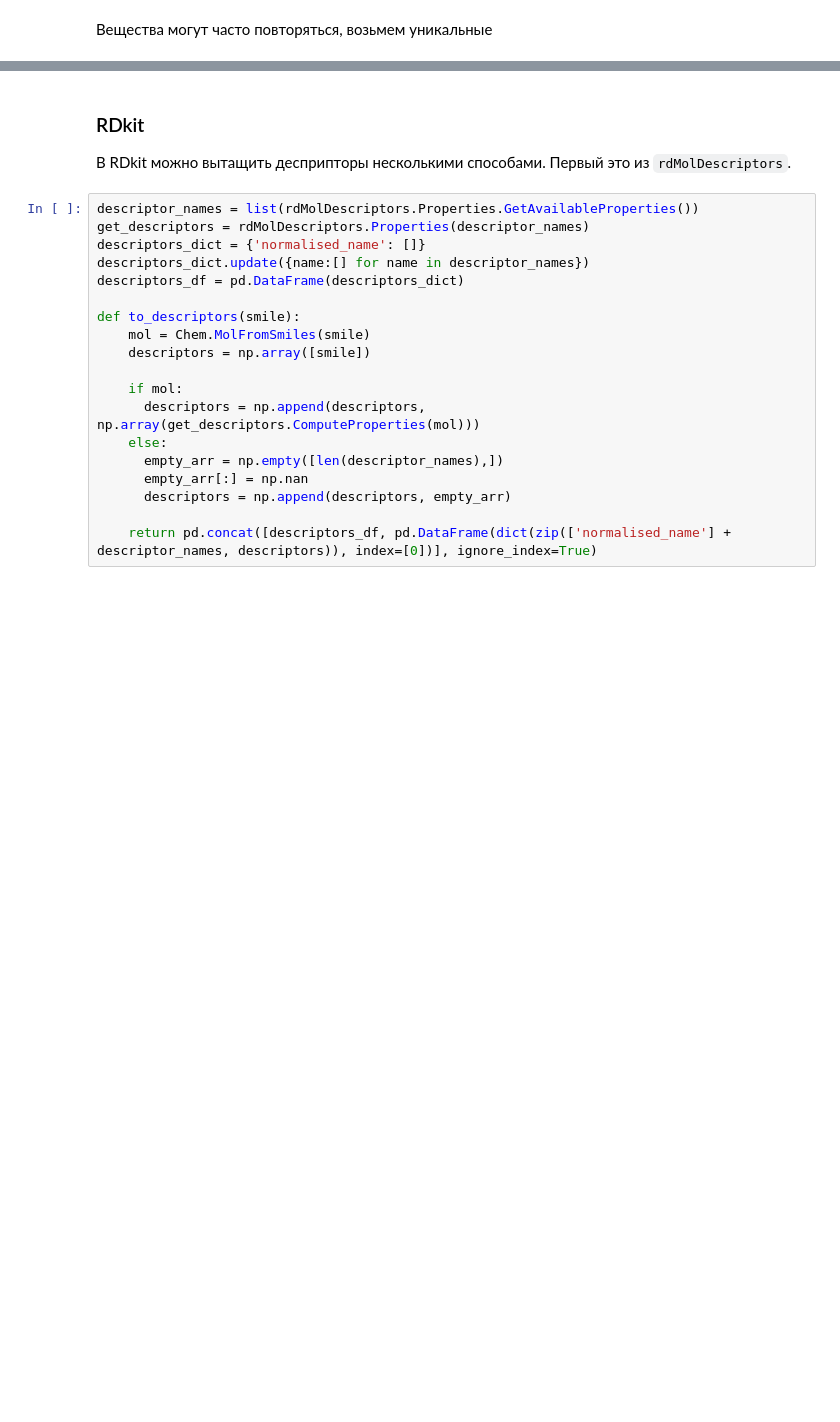
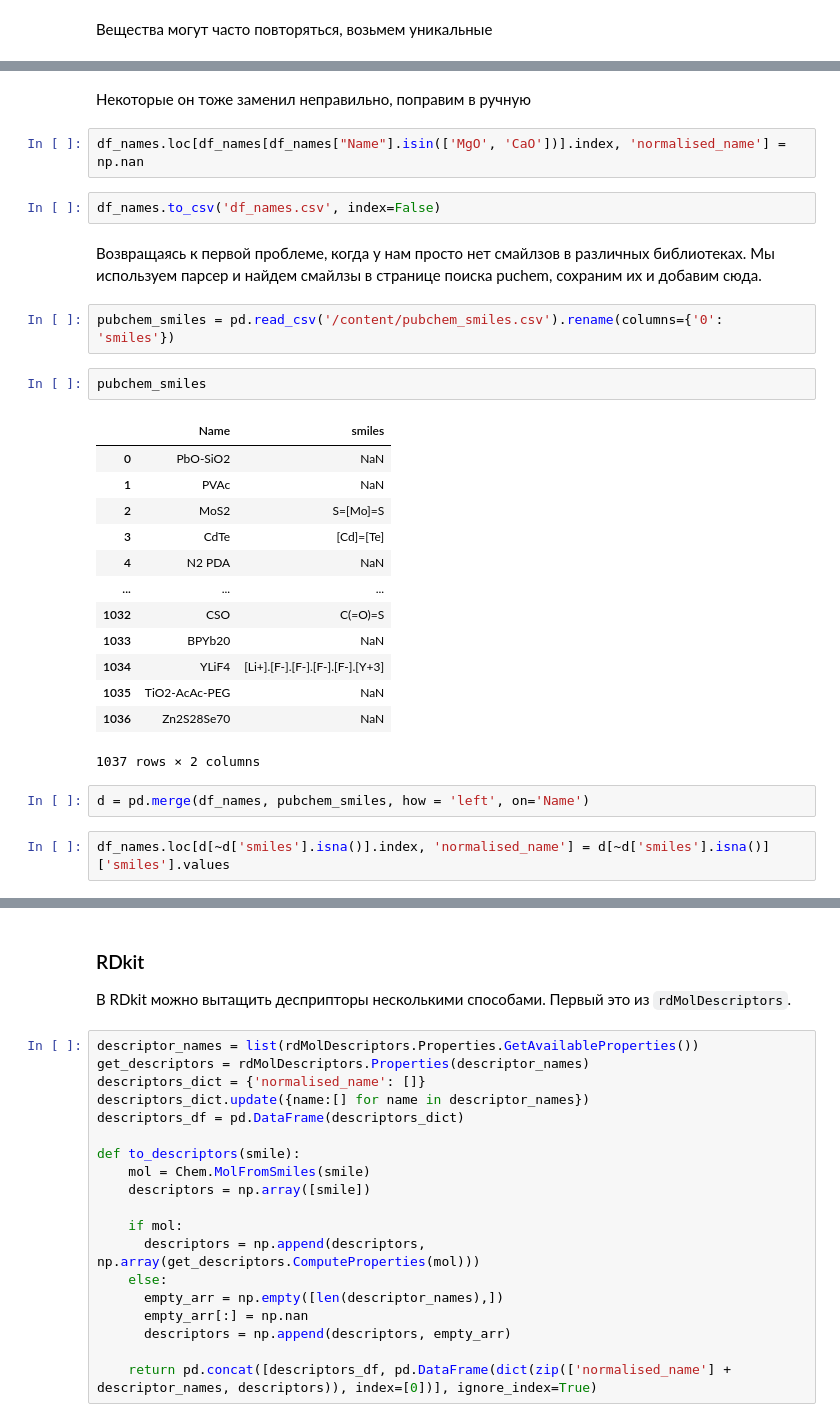
Before and after one commit to Gadeliya/Chemistry-algorithms-, a Jupyter notebook: API+Data_Preparation.ipynb, the cells around one changed output, grey strips where cells are left out. Saved outputs shown, nothing was run; the diff lists cells and outputs as text; blank space fills up the shorter version.

```diff
--- a/API.ipynb
+++ b/API+Data_Preparation.ipynb
@@ -83,0 +171,30 @@ df_names = df['normalised_name'].drop_duplicates()
+# %% [markdown]
+Некоторые он тоже заменил неправильно, поправим в ручную
+# %%
+df_names.loc[df_names[df_names["Name"].isin(['MgO', 'CaO'])].index, 'normalised_name'] = np.nan
+# %%
+df_names.to_csv('df_names.csv', index=False)
+# %% [markdown]
+Возвращаясь к первой проблеме, когда у нам просто нет смайлзов в различных библиотеках. Мы используем парсер и найдем смайлзы в странице поиска puchem, сохраним их и добавим сюда.
+# %%
+pubchem_smiles = pd.read_csv('/content/pubchem_smiles.csv').rename(columns={'0': 'smiles'})
+# %%
+pubchem_smiles
+# %% [output]
+|  | Name | smiles |
+| 0 | PbO-SiO2 | NaN |
+| 1 | PVAc | NaN |
+| 2 | MoS2 | S=[Mo]=S |
+| 3 | CdTe | [Cd]=[Te] |
+| 4 | N2 PDA | NaN |
+| ... | ... | ... |
+| 1032 | CSO | C(=O)=S |
+| 1033 | BPYb20 | NaN |
+| 1034 | YLiF4 | [Li+].[F-].[F-].[F-].[F-].[Y+3] |
+| 1035 | TiO2-AcAc-PEG | NaN |
+| 1036 | Zn2S28Se70 | NaN |
+1037 rows × 2 columns
+# %%
+d = pd.merge(df_names, pubchem_smiles, how = 'left', on='Name')
+# %%
+df_names.loc[d[~d['smiles'].isna()].index, 'normalised_name'] = d[~d['smiles'].isna()]['smiles'].values
```
Also changed, not shown: parts of 37 cells of this notebook, 1 other file.
